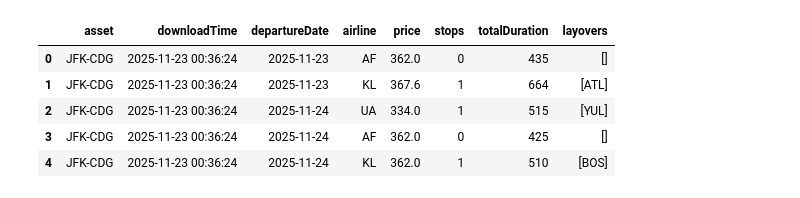
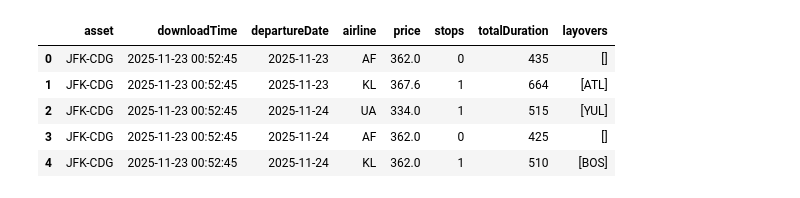
Before and after one commit to sofiplos/Di-Tella-MiM, a Jupyter notebook: tp1_amadeus_resuelto_v2.ipynb, the cells around one changed output. Drawn from its saved outputs; the diff is of its cells as text; code cells hidden in the pictures.

```diff
--- a/tp1_amadeus_resuelto_v2.ipynb
+++ b/tp1_amadeus_resuelto_v2.ipynb
@@ -278,11 +278,11 @@ Recolección completa. Datos guardados exitosamente en: ./flight_data_2025_11_23
 # %%
-df = pd.read_parquet("./flight_data_2025_11_23_004019.parquet")
+df = pd.read_parquet("./flight_data_2025_11_23_013411.parquet")
 
 df.head()
 # %% [output]
 |  | asset | downloadTime | departureDate | airline | price | stops | totalDuration | layovers |
-| 0 | JFK-CDG | 2025-11-23 00:36:24 | 2025-11-23 | AF | 362.0 | 0 | 435 | [] |
-| 1 | JFK-CDG | 2025-11-23 00:36:24 | 2025-11-23 | KL | 367.6 | 1 | 664 | [ATL] |
-| 2 | JFK-CDG | 2025-11-23 00:36:24 | 2025-11-24 | UA | 334.0 | 1 | 515 | [YUL] |
-| 3 | JFK-CDG | 2025-11-23 00:36:24 | 2025-11-24 | AF | 362.0 | 0 | 425 | [] |
-| 4 | JFK-CDG | 2025-11-23 00:36:24 | 2025-11-24 | KL | 362.0 | 1 | 510 | [BOS] |
+| 0 | JFK-CDG | 2025-11-23 00:52:45 | 2025-11-23 | AF | 362.0 | 0 | 435 | [] |
+| 1 | JFK-CDG | 2025-11-23 00:52:45 | 2025-11-23 | KL | 367.6 | 1 | 664 | [ATL] |
+| 2 | JFK-CDG | 2025-11-23 00:52:45 | 2025-11-24 | UA | 334.0 | 1 | 515 | [YUL] |
+| 3 | JFK-CDG | 2025-11-23 00:52:45 | 2025-11-24 | AF | 362.0 | 0 | 425 | [] |
+| 4 | JFK-CDG | 2025-11-23 00:52:45 | 2025-11-24 | KL | 362.0 | 1 | 510 | [BOS] |
```
Also changed, not shown: parts of 1 cell of this notebook, 1 other file.
